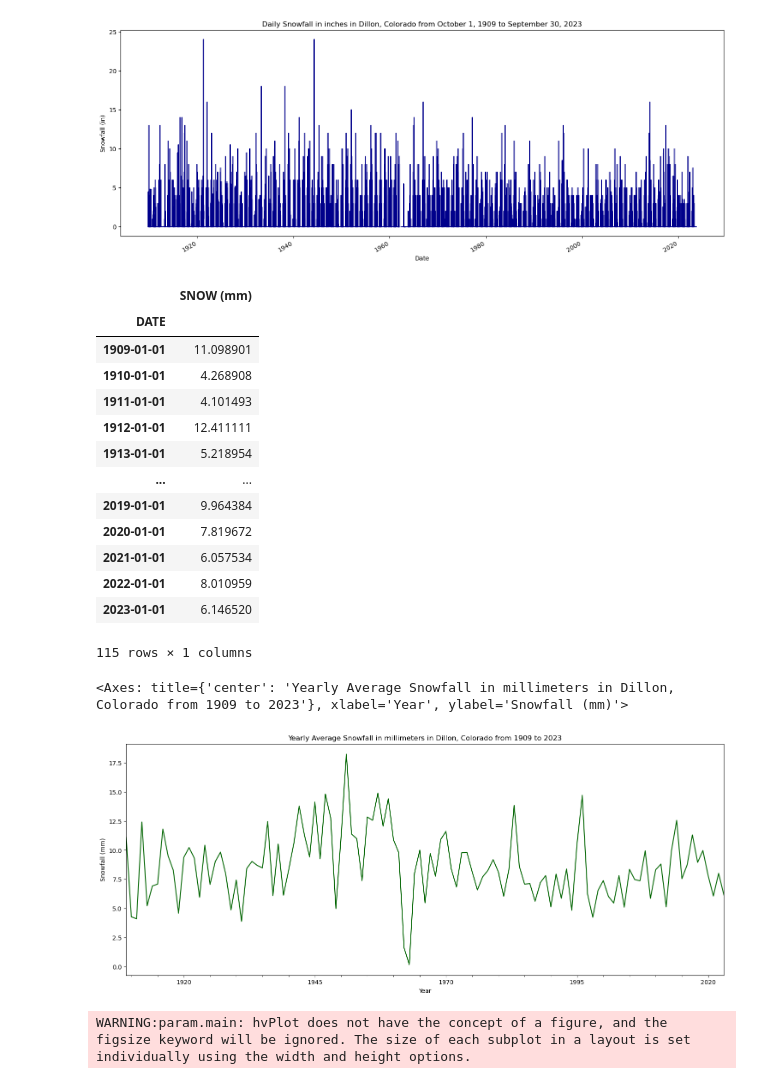
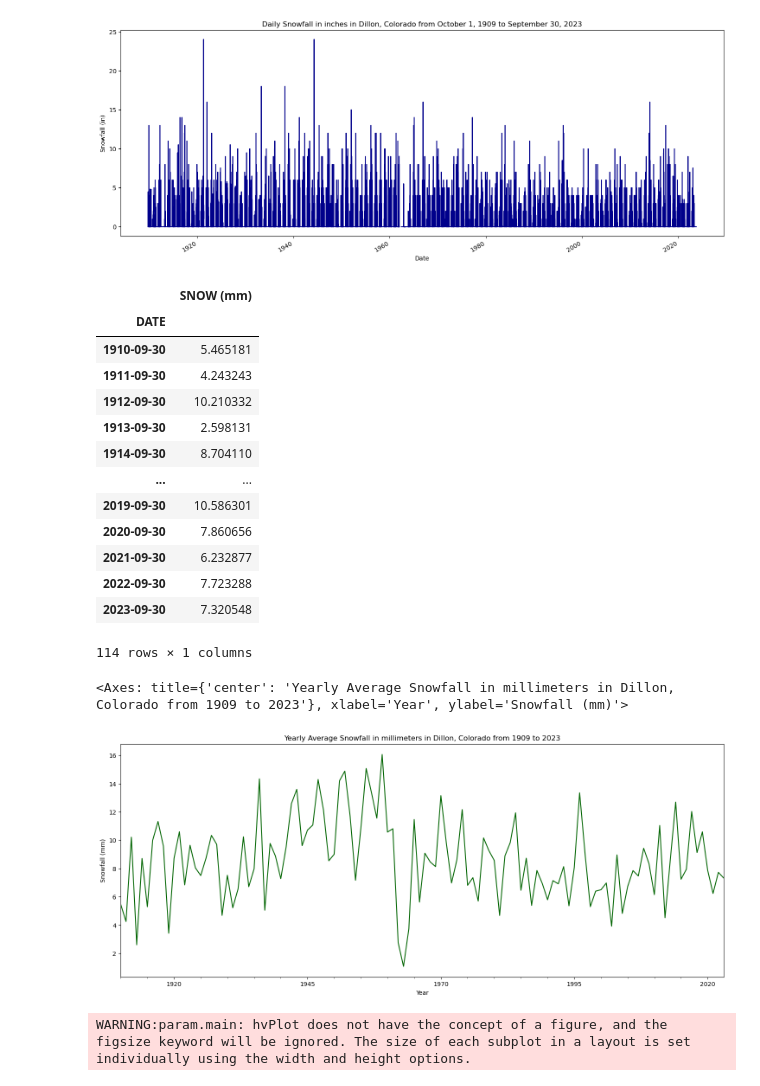
Before and after one commit to earthlab-education/climate-coding-challenge-hanried, a Jupyter notebook: 08_climate_coding_challenge_dillon_colorado_portfolio.ipynb, the cells around one changed output. Cells and saved outputs as stored; diff of their text form; code cells hidden in the pictures.

```diff
--- a/08_climate_coding_challenge_dillon_colorado_portfolio.ipynb
+++ b/08_climate_coding_challenge_dillon_colorado_portfolio.ipynb
@@ -208,26 +208,26 @@ dillon_snow_in_df.plot(
 <Axes: title={'center': 'Daily Snowfall in inches in Dillon, Colorado from October 1, 1909 to September 30, 2023'}, xlabel='Date', ylabel='Snowfall (in)'>
 [figure]
 # %%
-# Resample dillon_snow_mm_df to find the yearly average snowfall in millimeters.
+# Resample dillon_snow_mm_df to find the yearly average snowfall in millimeters for each annual water year from October 1 to September 30.
 
-dillon_ann_snow_mm_df = dillon_snow_mm_df.resample('YS').mean()
+dillon_ann_snow_mm_df = dillon_snow_mm_df.resample('A-SEP').mean()
 
 dillon_ann_snow_mm_df
 # %% [output]
 |  | SNOW (mm) |
 | DATE |  |
-| 1909-01-01 | 11.098901 |
-| 1910-01-01 | 4.268908 |
-| 1911-01-01 | 4.101493 |
-| 1912-01-01 | 12.411111 |
-| 1913-01-01 | 5.218954 |
+| 1910-09-30 | 5.465181 |
+| 1911-09-30 | 4.243243 |
+| 1912-09-30 | 10.210332 |
+| 1913-09-30 | 2.598131 |
+| 1914-09-30 | 8.704110 |
 | ... | ... |
-| 2019-01-01 | 9.964384 |
-| 2020-01-01 | 7.819672 |
-| 2021-01-01 | 6.057534 |
-| 2022-01-01 | 8.010959 |
-| 2023-01-01 | 6.146520 |
+| 2019-09-30 | 10.586301 |
+| 2020-09-30 | 7.860656 |
+| 2021-09-30 | 6.232877 |
+| 2022-09-30 | 7.723288 |
+| 2023-09-30 | 7.320548 |
-115 rows × 1 columns
+114 rows × 1 columns
 # %%
 # Create a plot of the yearly average snowfall in mm in Dillon (dillon_ann_snow_mm_df).
 
@@ -241,7 +241,7 @@ dillon_ann_snow_mm_df.plot(
 )
 # %% [output]
 <Axes: title={'center': 'Yearly Average Snowfall in millimeters in Dillon, Colorado from 1909 to 2023'}, xlabel='Year', ylabel='Snowfall (mm)'>
-[figure, old version]
+[figure, new version]
 # %%
 # Create an interacitve plot of dillon_ann_snow_mm_df.
 
```
Also changed, not shown: parts of 5 cells of this notebook, 1 other file.
